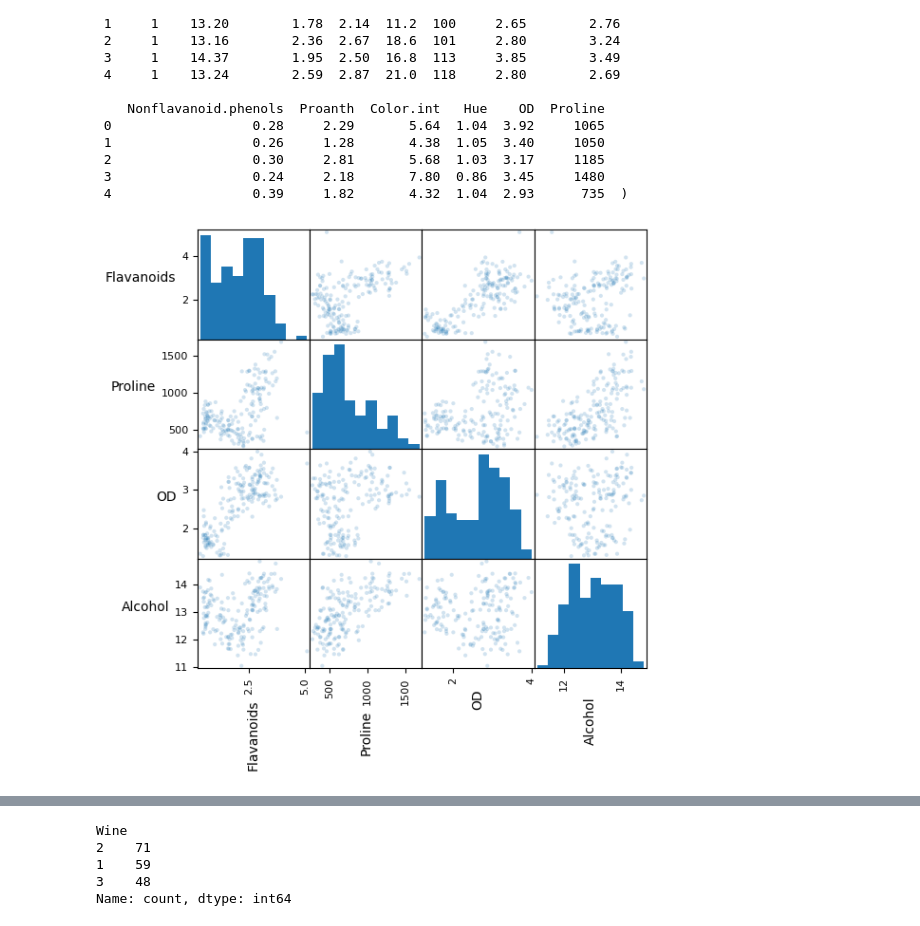
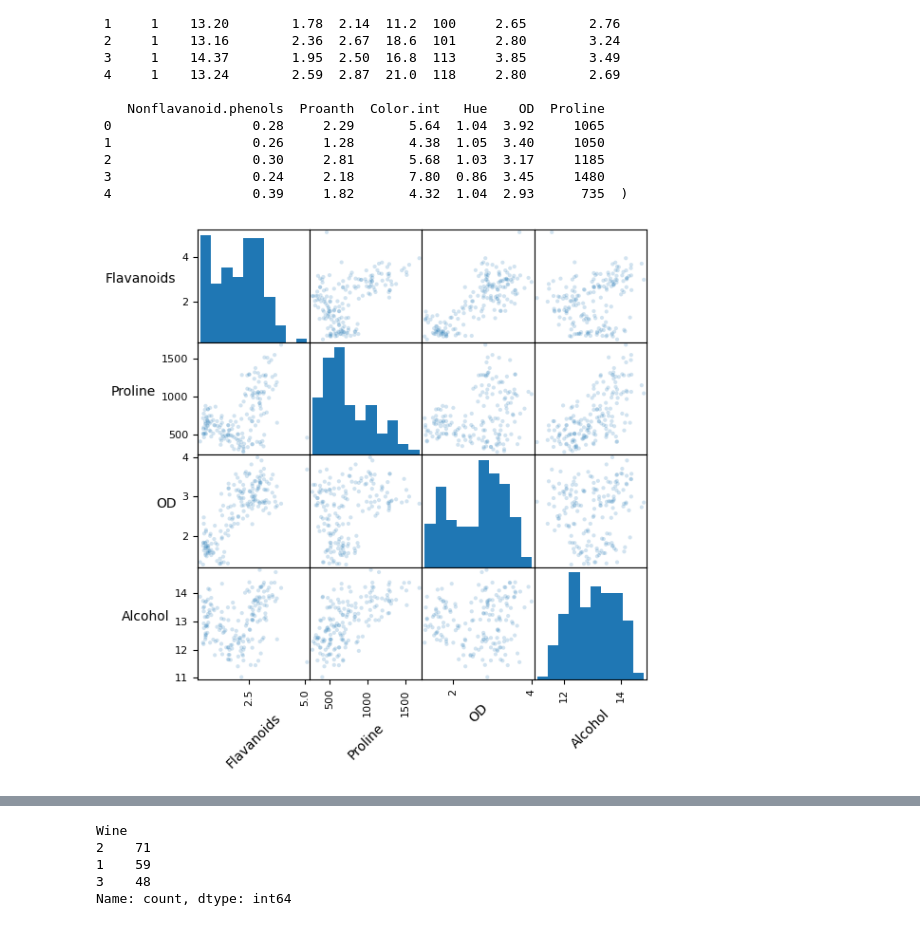
Before and after one commit to PieterSchoolHAN/intro-python, a Jupyter notebook: KNN Wine.ipynb, the cells around one changed output, grey strips where cells are left out. Saved outputs shown, nothing was run; the diff lists cells and outputs as text; code cells hidden in the pictures.

```diff
--- a/KNN Wine.ipynb
+++ b/KNN Wine.ipynb
@@ -44,24 +48,23 @@ memory usage: 19.6 KB
  3                  0.24     2.18       7.80  0.86  3.45     1480
  4                  0.39     1.82       4.32  1.04  2.93      735  )
 # %%
-# Importing the necessary plotting function for scatter matrix
 from pandas.plotting import scatter_matrix
 
 # Select the specified columns for the scatter matrix
 selDF = wine_df[['Flavanoids', 'Proline', 'OD', 'Alcohol']]
 
 # Plot the scatter matrix for these selected features
 fig = scatter_matrix(selDF, alpha=0.2, figsize=(6, 6), diagonal="hist")
 
-# Rotate labels for better readability
+# Rotate labels for better readability using pyplot
 for ax in fig.flatten():
-    ax.xaxis.label.set_rotation(90)
+    ax.xaxis.label.set_rotation(45)
     ax.yaxis.label.set_rotation(0)
     ax.yaxis.label.set_ha("right")
 
-# Adjust layout and show the plot
+# Adjust layout and show the plot using pyplot
 plt.tight_layout()
-plt.gcf().subplots_adjust(wspace=0, hspace=0)
+plt.subplots_adjust(wspace=0, hspace=0)
 plt.show()
 # %% [output]
-[figure, old version]
+[figure, new version]
```
Also changed, not shown: parts of 3 cells of this notebook, 3 other files.
